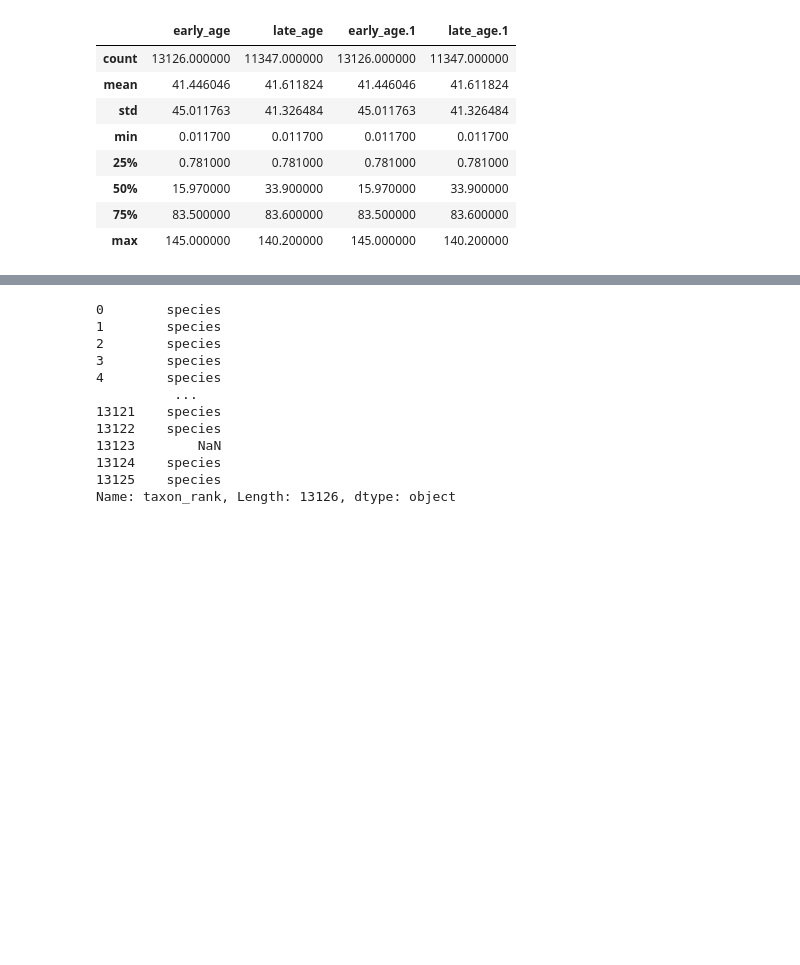
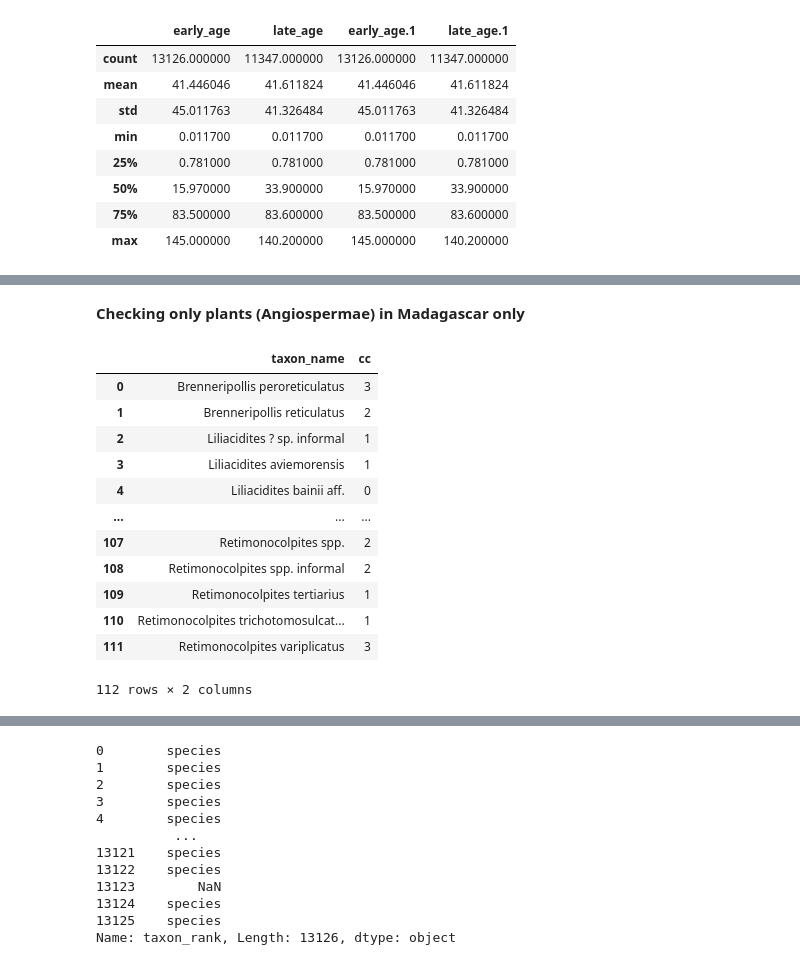
Before and after one commit to mftorres/Madagascar_repo, a Jupyter notebook: Fossil_data_breakdown_code_20220923.ipynb, the cells around one changed output, grey strips where cells are left out. Cells and saved outputs as stored; diff of their text form; code cells hidden in the pictures; blank space fills up the shorter version.

```diff
--- a/Fossil_data_breakdown_code_20220923.ipynb
+++ b/Fossil_data_breakdown_code_20220923.ipynb
@@ -148,0 +180,22 @@ array(['Chordata', 'Spermatophyta', 'Ginkgophyta', 'Angiospermae',
+# %% [markdown]
+**Checking only plants (Angiospermae) in Madagascar only**
+# %%
+# first, filter the dataframe by phylum == Angiospermae
+# group by taxon_names
+# count the number of unique countries associated with every taxon name
+taxon_countries=df[df['phylum']=='Angiospermae'].groupby('taxon_name').nunique()['cc'].reset_index()
+taxon_countries
+# %% [output]
+|  | taxon_name | cc |
+| 0 | Brenneripollis peroreticulatus | 3 |
+| 1 | Brenneripollis reticulatus | 2 |
+| 2 | Liliacidites ? sp. informal | 1 |
+| 3 | Liliacidites aviemorensis | 1 |
+| 4 | Liliacidites bainii aff. | 0 |
+| ... | ... | ... |
+| 107 | Retimonocolpites spp. | 2 |
+| 108 | Retimonocolpites spp. informal | 2 |
+| 109 | Retimonocolpites tertiarius | 1 |
+| 110 | Retimonocolpites trichotomosulcat... | 1 |
+| 111 | Retimonocolpites variplicatus | 3 |
+112 rows × 2 columns
```
Also changed, not shown: parts of 13 cells of this notebook.
